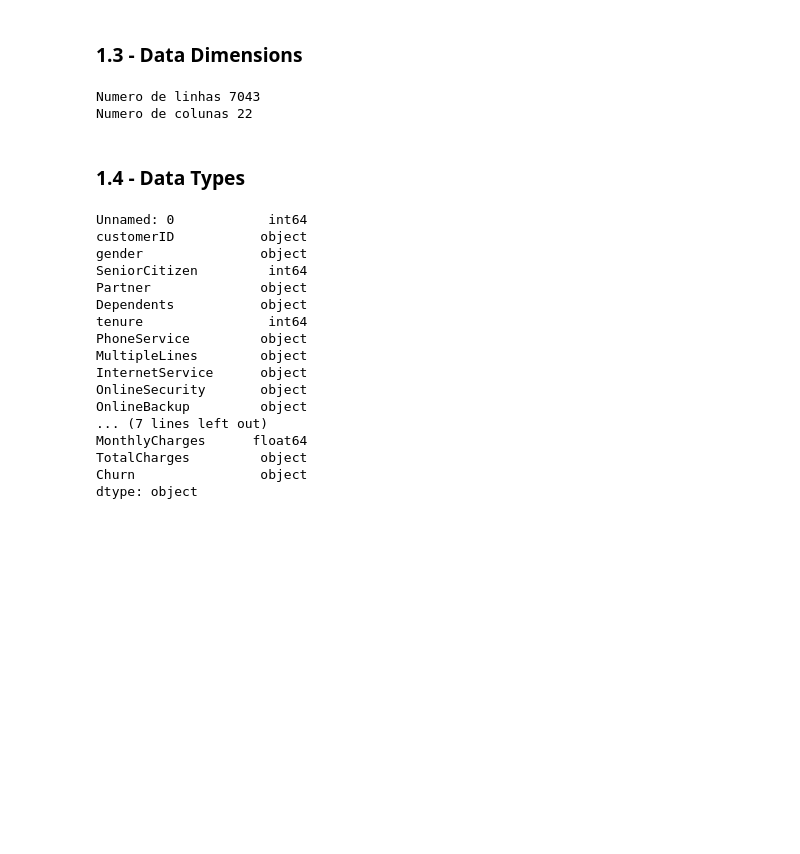
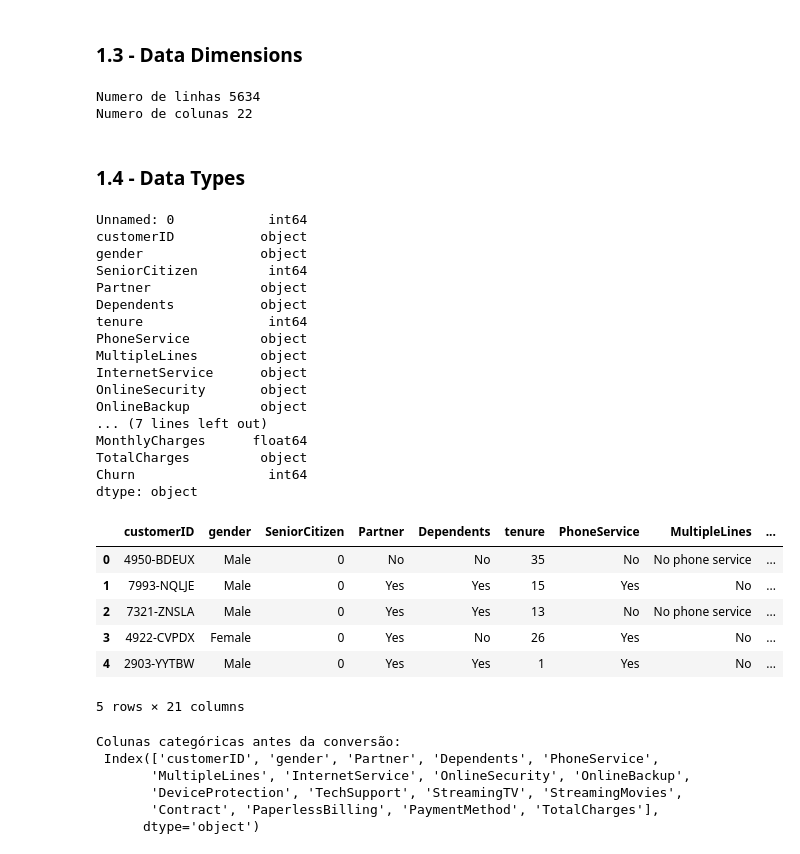
Before and after one commit to ValmirJrDS/analise-modalagem-churn_empresa_telecomunica-es, a Jupyter notebook: notebooks/c0.1-vj-data-description.ipynb, the cells around one changed output. Drawn from its saved outputs; the diff is of its cells as text; code cells hidden in the pictures; blank space fills up the shorter version.

```diff
--- a/notebooks/c0.1-vj-data-description.ipynb
+++ b/notebooks/c0.1-vj-data-description.ipynb
@@ -68,7 +97,7 @@ base_churn_raw.head()
 # %% [markdown]
 ### 1.0 - Data Descripition
 # %%
-base_churn_raw1 = base_churn_raw.copy()
+base_churn_raw1 = base_churn_train.copy()
 base_churn_raw1.to_csv(HOME_PATH+INTERIM_DATA_PATH+'base_churn_raw1.csv')
 base_churn_raw1 = pd.read_csv(HOME_PATH+INTERIM_DATA_PATH+'base_churn_raw1.csv')
 # %% [markdown]
@@ -110,7 +153,7 @@ num_linhas, num_colunas = base_churn_raw1.shape
 print('Numero de linhas', num_linhas)
 print('Numero de colunas', num_colunas)
 # %% [output]
-Numero de linhas 7043
+Numero de linhas 5634
 Numero de colunas 22
 # %% [markdown]
 ### 1.4 - Data Types
@@ -132,5 +175,5 @@ OnlineBackup         object
 ... (7 lines left out)
 MonthlyCharges      float64
 TotalCharges         object
-Churn                object
+Churn                 int64
 dtype: object
@@ -136,0 +182,20 @@ dtype: object
+# %%
+base_churn_raw1.head()
+# %% [output]
+|  | customerID | gender | SeniorCitizen | Partner | Dependents | tenure | PhoneService | MultipleLines | ... |
+| 0 | 4950-BDEUX | Male | 0 | No | No | 35 | No | No phone service | ... |
+| 1 | 7993-NQLJE | Male | 0 | Yes | Yes | 15 | Yes | No | ... |
+| 2 | 7321-ZNSLA | Male | 0 | Yes | Yes | 13 | No | No phone service | ... |
+| 3 | 4922-CVPDX | Female | 0 | Yes | No | 26 | Yes | No | ... |
+| 4 | 2903-YYTBW | Male | 0 | Yes | Yes | 1 | Yes | No | ... |
+5 rows × 21 columns
+# %%
+categorical_columns = base_churn_raw1.select_dtypes(include=[object]).columns
+print("\nColunas categóricas antes da conversão:\n", categorical_columns)
+# %% [output]
+Colunas categóricas antes da conversão:
+ Index(['customerID', 'gender', 'Partner', 'Dependents', 'PhoneService',
+       'MultipleLines', 'InternetService', 'OnlineSecurity', 'OnlineBackup',
+       'DeviceProtection', 'TechSupport', 'StreamingTV', 'StreamingMovies',
+       'Contract', 'PaperlessBilling', 'PaymentMethod', 'TotalCharges'],
+      dtype='object')
```
Also changed, not shown: parts of 13 cells of this notebook.
